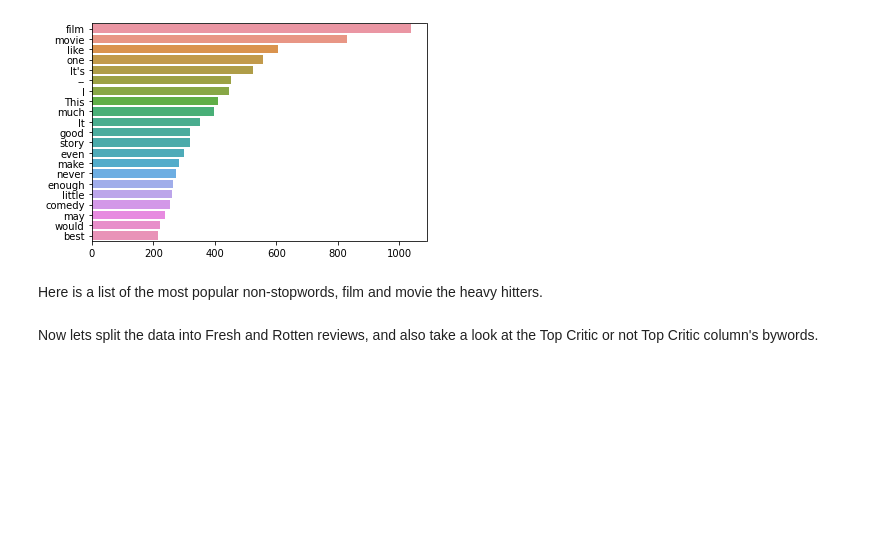
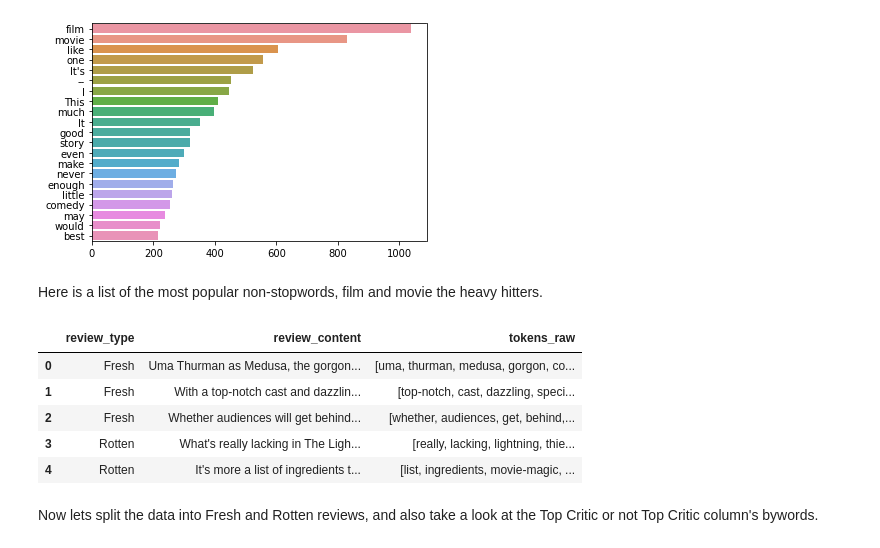
Before and after one commit to phmorris610/cs39aa_project, a Jupyter notebook: project_part2.ipynb, the cells around one changed output. Drawn from its saved outputs; the diff is of its cells as text; code cells hidden in the pictures; blank space fills up the shorter version.

```diff
--- a/project_part2.ipynb
+++ b/project_part2.ipynb
@@ -188,6 +188,15 @@ plot_top_non_stopwords_barchart(X['review_content'])
 [figure]
 # %% [markdown]
 Here is a list of the most popular non-stopwords, film and movie the heavy hitters.
+# %%
+X.head()
+# %% [output]
+|  | review_type | review_content | tokens_raw |
+| 0 | Fresh | Uma Thurman as Medusa, the gorgon... | [uma, thurman, medusa, gorgon, co... |
+| 1 | Fresh | With a top-notch cast and dazzlin... | [top-notch, cast, dazzling, speci... |
+| 2 | Fresh | Whether audiences will get behind... | [whether, audiences, get, behind,... |
+| 3 | Rotten | What's really lacking in The Ligh... | [really, lacking, lightning, thie... |
+| 4 | Rotten | It's more a list of ingredients t... | [list, ingredients, movie-magic, ... |
 # %%
 XFresh = X[  X['Review_Type'] == 1 ]
 Xrottn = X[  X['Review_Type'] == 0 ]
```
Also changed, not shown: parts of 20 cells of this notebook.
